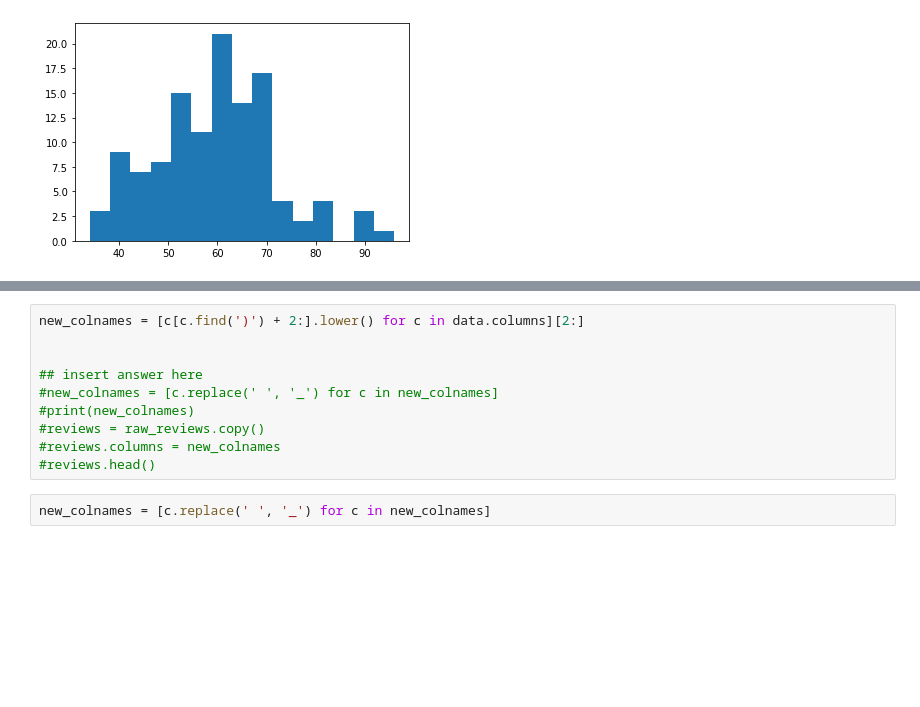
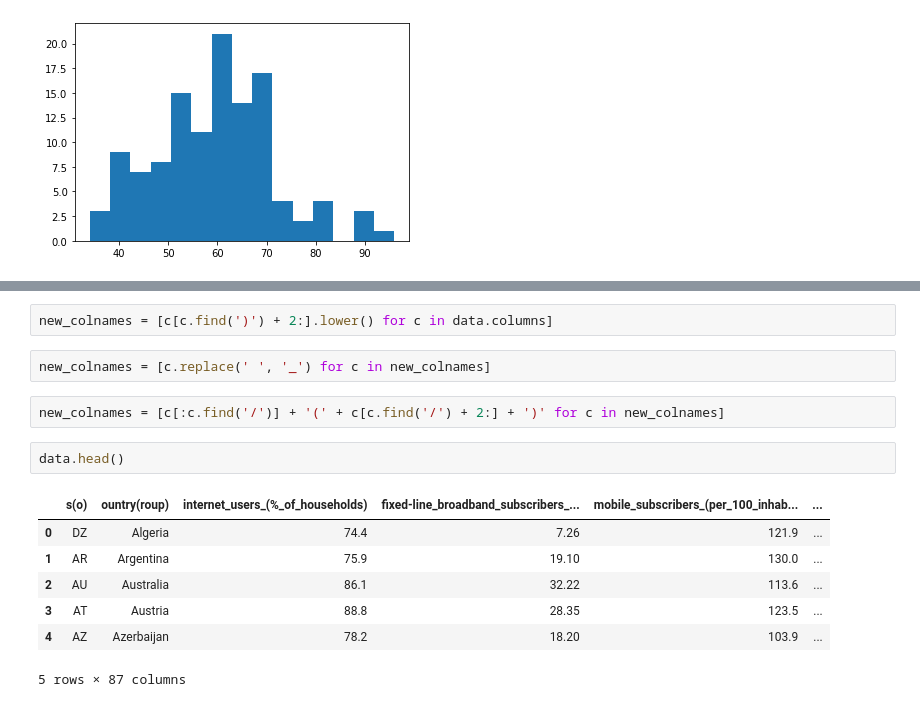
Before and after one commit to tklausner/info2950-project, a Jupyter notebook: INFO2950_Project.ipynb, the cells around one changed output, grey strips where cells are left out. Drawn from its saved outputs; the diff is of its cells as text; blank space fills up the shorter version.

```diff
--- a/INFO2950_Project.ipynb
+++ b/INFO2950_Project.ipynb
@@ -103,17 +98,21 @@ Name: Country/Group, dtype: object
 max      4.073820e+08
 Name: BG24) Total fixed line broadband subscribers / Number of subscriptions, dtype: float64
 # %%
-new_colnames = [c[c.find(')') + 2:].lower() for c in data.columns][2:]
-
-
-## insert answer here
-#new_colnames = [c.replace(' ', '_') for c in new_colnames]
-#print(new_colnames)
-#reviews = raw_reviews.copy()
-#reviews.columns = new_colnames
-#reviews.head()
+new_colnames = [c[c.find(')') + 2:].lower() for c in data.columns]
 # %%
 new_colnames = [c.replace(' ', '_') for c in new_colnames]
+# %%
+new_colnames = [c[:c.find('/')] + '(' + c[c.find('/') + 2:] + ')' for c in new_colnames]
+# %%
+data.head()
+# %% [output]
+|  | s(o) | ountry(roup) | internet_users_(%_of_households) | fixed-line_broadband_subscribers_... | mobile_subscribers_(per_100_inhab... | ... |
+| 0 | DZ | Algeria | 74.4 | 7.26 | 121.9 | ... |
+| 1 | AR | Argentina | 75.9 | 19.10 | 130.0 | ... |
+| 2 | AU | Australia | 86.1 | 32.22 | 113.6 | ... |
+| 3 | AT | Austria | 88.8 | 28.35 | 123.5 | ... |
+| 4 | AZ | Azerbaijan | 78.2 | 18.20 | 103.9 | ... |
+5 rows × 87 columns
 # %% [markdown]
 ### Interesting Columns
 
```
Also changed, not shown: parts of 5 cells of this notebook.
